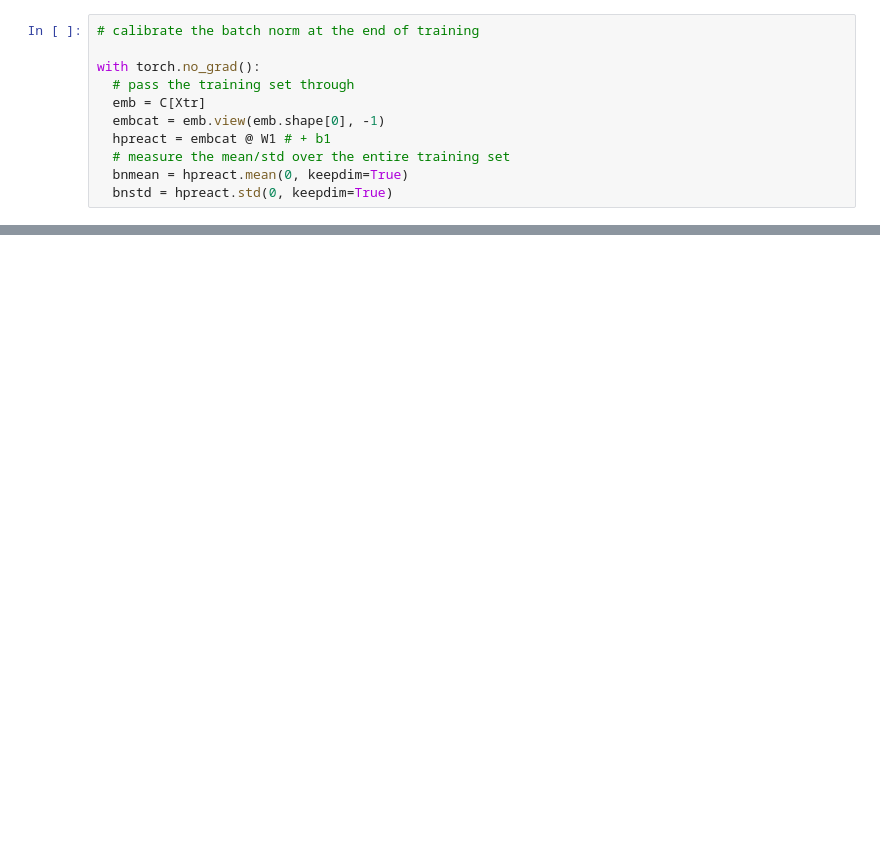
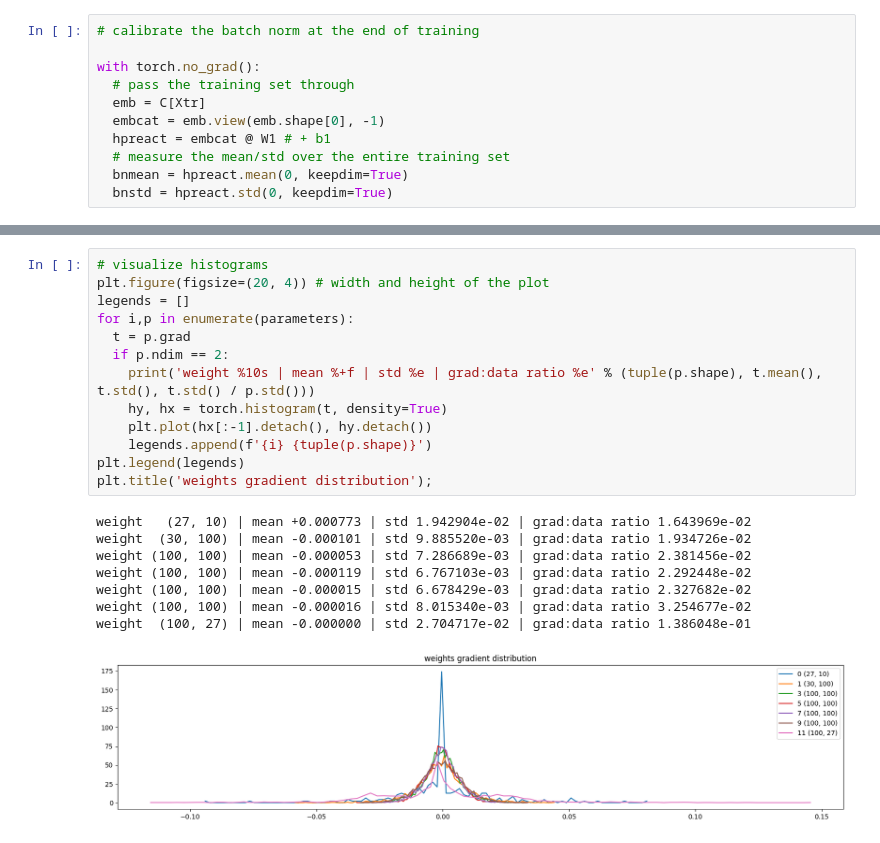
Before and after one commit to Usman-Bajwa1/Make-More, a Jupyter notebook: make-more-3.ipynb, the cells around one changed output, grey strips where cells are left out. Saved outputs shown, nothing was run; the diff lists cells and outputs as text; blank space fills up the shorter version.

```diff
--- a/make-more-3.ipynb
+++ b/make-more-3.ipynb
@@ -356,0 +408,22 @@ for i in range(max_steps):
+# %%
+# visualize histograms
+plt.figure(figsize=(20, 4)) # width and height of the plot
+legends = []
+for i,p in enumerate(parameters):
+  t = p.grad
+  if p.ndim == 2:
+    print('weight %10s | mean %+f | std %e | grad:data ratio %e' % (tuple(p.shape), t.mean(), t.std(), t.std() / p.std()))
+    hy, hx = torch.histogram(t, density=True)
+    plt.plot(hx[:-1].detach(), hy.detach())
+    legends.append(f'{i} {tuple(p.shape)}')
+plt.legend(legends)
+plt.title('weights gradient distribution');
+# %% [output]
+weight   (27, 10) | mean +0.000773 | std 1.942904e-02 | grad:data ratio 1.643969e-02
+weight  (30, 100) | mean -0.000101 | std 9.885520e-03 | grad:data ratio 1.934726e-02
+weight (100, 100) | mean -0.000053 | std 7.286689e-03 | grad:data ratio 2.381456e-02
+weight (100, 100) | mean -0.000119 | std 6.767103e-03 | grad:data ratio 2.292448e-02
+weight (100, 100) | mean -0.000015 | std 6.678429e-03 | grad:data ratio 2.327682e-02
+weight (100, 100) | mean -0.000016 | std 8.015340e-03 | grad:data ratio 3.254677e-02
+weight  (100, 27) | mean -0.000000 | std 2.704717e-02 | grad:data ratio 1.386048e-01
+[figure, added]
```
Also changed, not shown: parts of 15 cells of this notebook.
